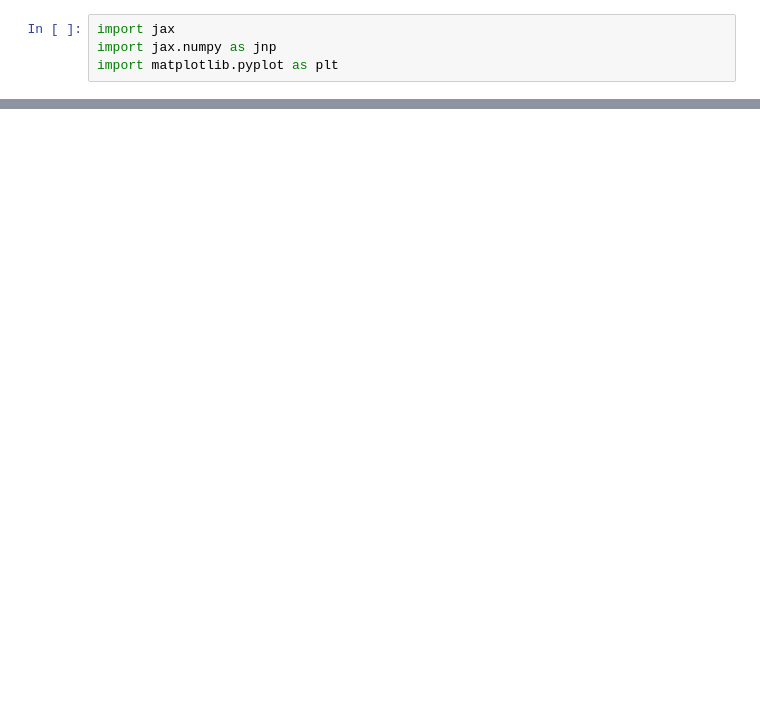
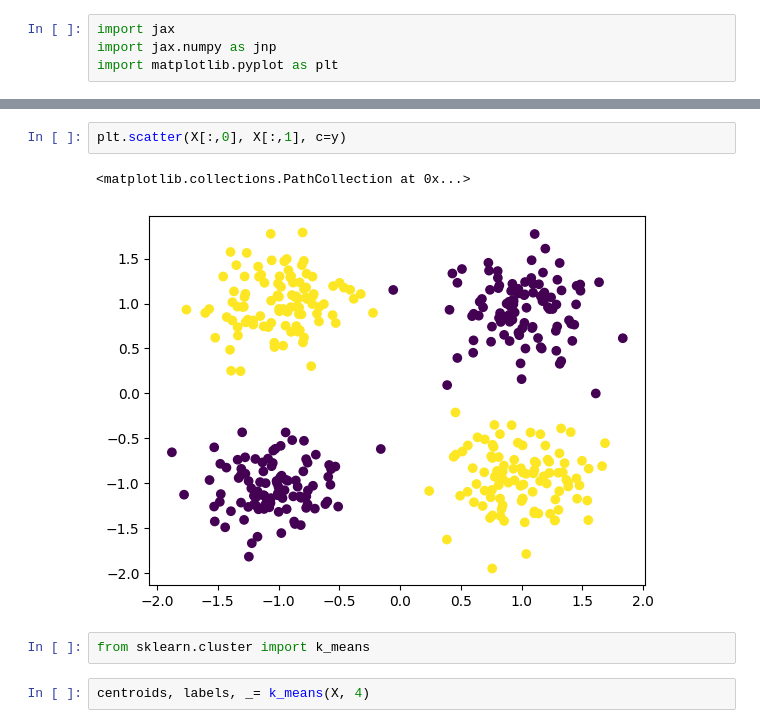
Before and after one commit to Aidan-Jared/NTK, a Jupyter notebook: test.ipynb, the cells around one changed output, grey strips where cells are left out. Cells and saved outputs as stored; diff of their text form; blank space fills up the shorter version.

```diff
--- a/test.ipynb
+++ b/test.ipynb
@@ -45,0 +66,9 @@ X
+# %%
+plt.scatter(X[:,0], X[:,1], c=y)
+# %% [output]
+<matplotlib.collections.PathCollection at 0x...>
+[figure, added]
+# %%
+from sklearn.cluster import k_means
+# %%
+centroids, labels, _= k_means(X, 4)
```
Also changed, not shown: parts of 11 cells of this notebook, 7 other files.
